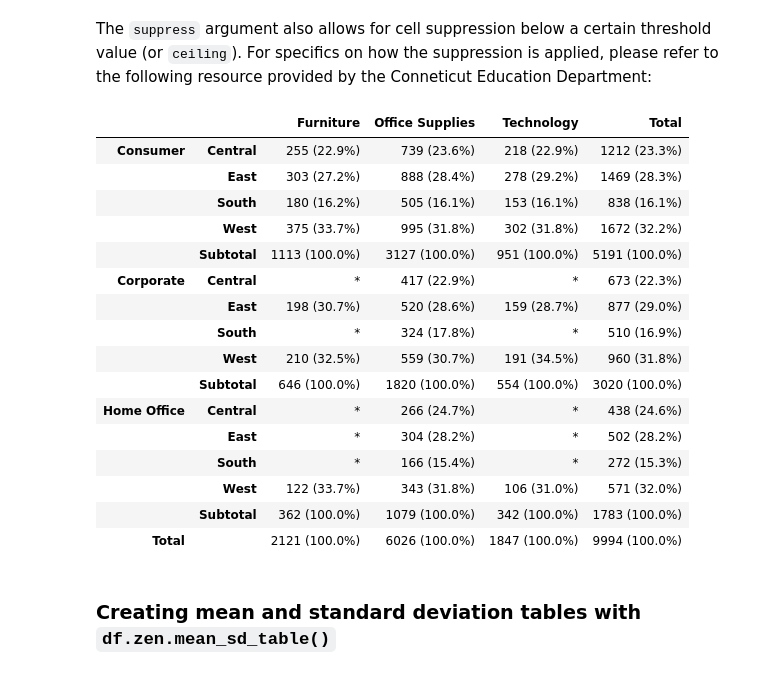
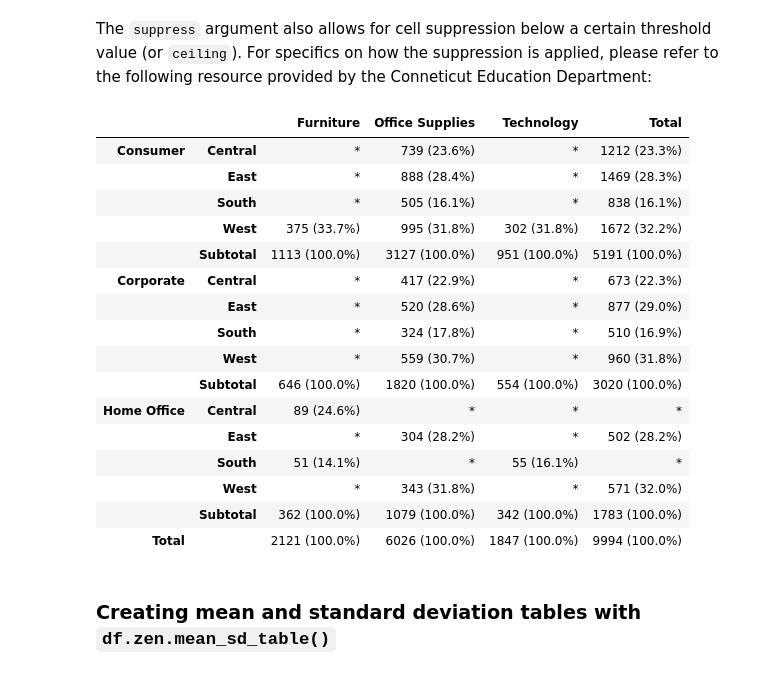
Before and after one commit to thepolicylab/ZenTables, a Jupyter notebook: src/notebooks/ZenTables Demo.ipynb, the cells around one changed output. Cells and saved outputs as stored; diff of their text form; code cells hidden in the pictures.

```diff
--- a/src/notebooks/ZenTables Demo.ipynb
+++ b/src/notebooks/ZenTables Demo.ipynb
@@ -176,33 +188,33 @@ The `suppress` argument also allows for cell suppression below a certain thresho
 # %%
 freq_table_suppressed = demo_data.zen.freq_table(
     index=["Segment", "Region"],
     columns=["Category"],
     values="Order ID",
     props="columns",
     totals=True,
     subtotals=True,
     digits=1,
     suppress=True,
-    low=10,
-    high=100,
+    low = 100,
+    high = 300
 )
 freq_table_suppressed.zen.pretty()
 # %% [output]
 |  |  | Furniture | Office Supplies | Technology | Total |
-| Consumer | Central | 255 (22.9%) | 739 (23.6%) | 218 (22.9%) | 1212 (23.3%) |
-|  | East | 303 (27.2%) | 888 (28.4%) | 278 (29.2%) | 1469 (28.3%) |
-|  | South | 180 (16.2%) | 505 (16.1%) | 153 (16.1%) | 838 (16.1%) |
+| Consumer | Central | * | 739 (23.6%) | * | 1212 (23.3%) |
+|  | East | * | 888 (28.4%) | * | 1469 (28.3%) |
+|  | South | * | 505 (16.1%) | * | 838 (16.1%) |
 |  | West | 375 (33.7%) | 995 (31.8%) | 302 (31.8%) | 1672 (32.2%) |
 |  | Subtotal | 1113 (100.0%) | 3127 (100.0%) | 951 (100.0%) | 5191 (100.0%) |
 | Corporate | Central | * | 417 (22.9%) | * | 673 (22.3%) |
-|  | East | 198 (30.7%) | 520 (28.6%) | 159 (28.7%) | 877 (29.0%) |
+|  | East | * | 520 (28.6%) | * | 877 (29.0%) |
 |  | South | * | 324 (17.8%) | * | 510 (16.9%) |
-|  | West | 210 (32.5%) | 559 (30.7%) | 191 (34.5%) | 960 (31.8%) |
+|  | West | * | 559 (30.7%) | * | 960 (31.8%) |
 |  | Subtotal | 646 (100.0%) | 1820 (100.0%) | 554 (100.0%) | 3020 (100.0%) |
-| Home Office | Central | * | 266 (24.7%) | * | 438 (24.6%) |
+| Home Office | Central | 89 (24.6%) | * | * | * |
 |  | East | * | 304 (28.2%) | * | 502 (28.2%) |
-|  | South | * | 166 (15.4%) | * | 272 (15.3%) |
-|  | West | 122 (33.7%) | 343 (31.8%) | 106 (31.0%) | 571 (32.0%) |
+|  | South | 51 (14.1%) | * | 55 (16.1%) | * |
+|  | West | * | 343 (31.8%) | * | 571 (32.0%) |
 |  | Subtotal | 362 (100.0%) | 1079 (100.0%) | 342 (100.0%) | 1783 (100.0%) |
 | Total |  | 2121 (100.0%) | 6026 (100.0%) | 1847 (100.0%) | 9994 (100.0%) |
 # %% [markdown]
```
Also changed, not shown: parts of 4 cells of this notebook, 2 other files.
